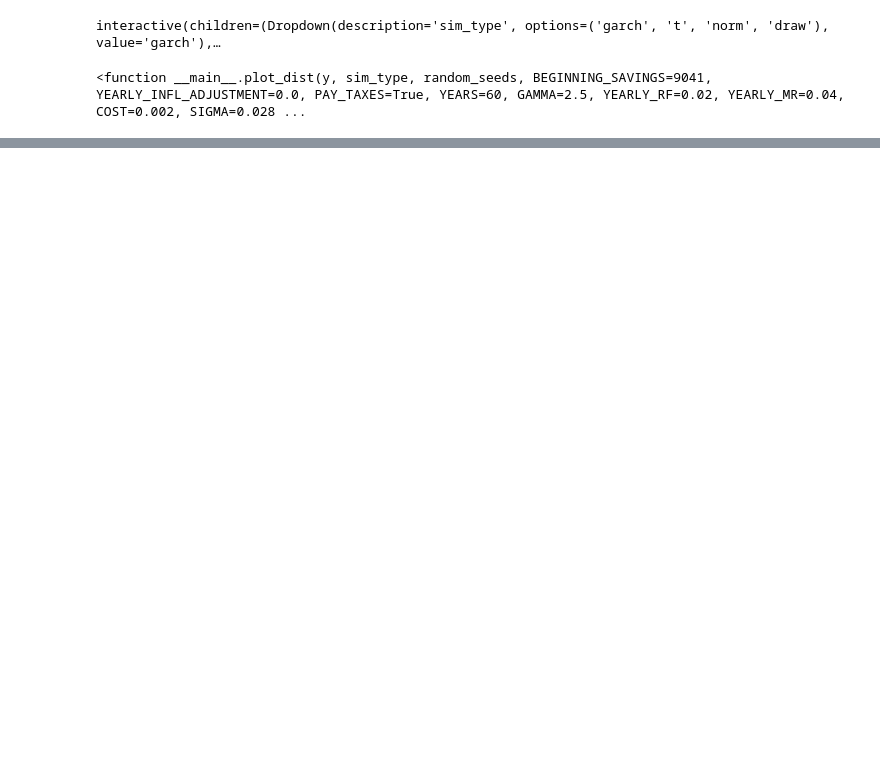
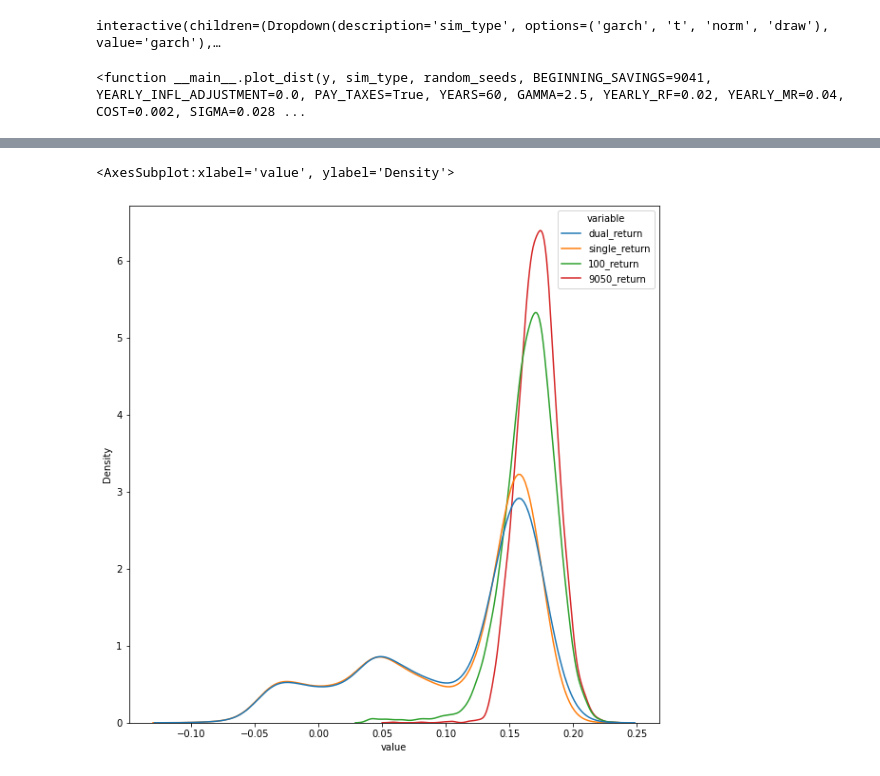
Before and after one commit to neriksen/applied_finance, a Jupyter notebook: distribution_of_returns.ipynb, the cells around one changed output, grey strips where cells are left out. Drawn from its saved outputs; the diff is of its cells as text; code cells hidden in the pictures; blank space fills up the shorter version.

```diff
--- a/distribution_of_returns.ipynb
+++ b/distribution_of_returns.ipynb
@@ -71,0 +118,6 @@ interactive(children=(Dropdown(description='sim_type', options=('garch', 't', 'n
+# %%
+fig, ax = plt.subplots(1, 1, figsize=(10, 10))
+sns.kdeplot(data = sharpe_no_wipeout, x='value', hue='variable')
+# %% [output]
+<AxesSubplot:xlabel='value', ylabel='Density'>
+[figure, added]
```
Also changed, not shown: parts of 20 cells of this notebook.
